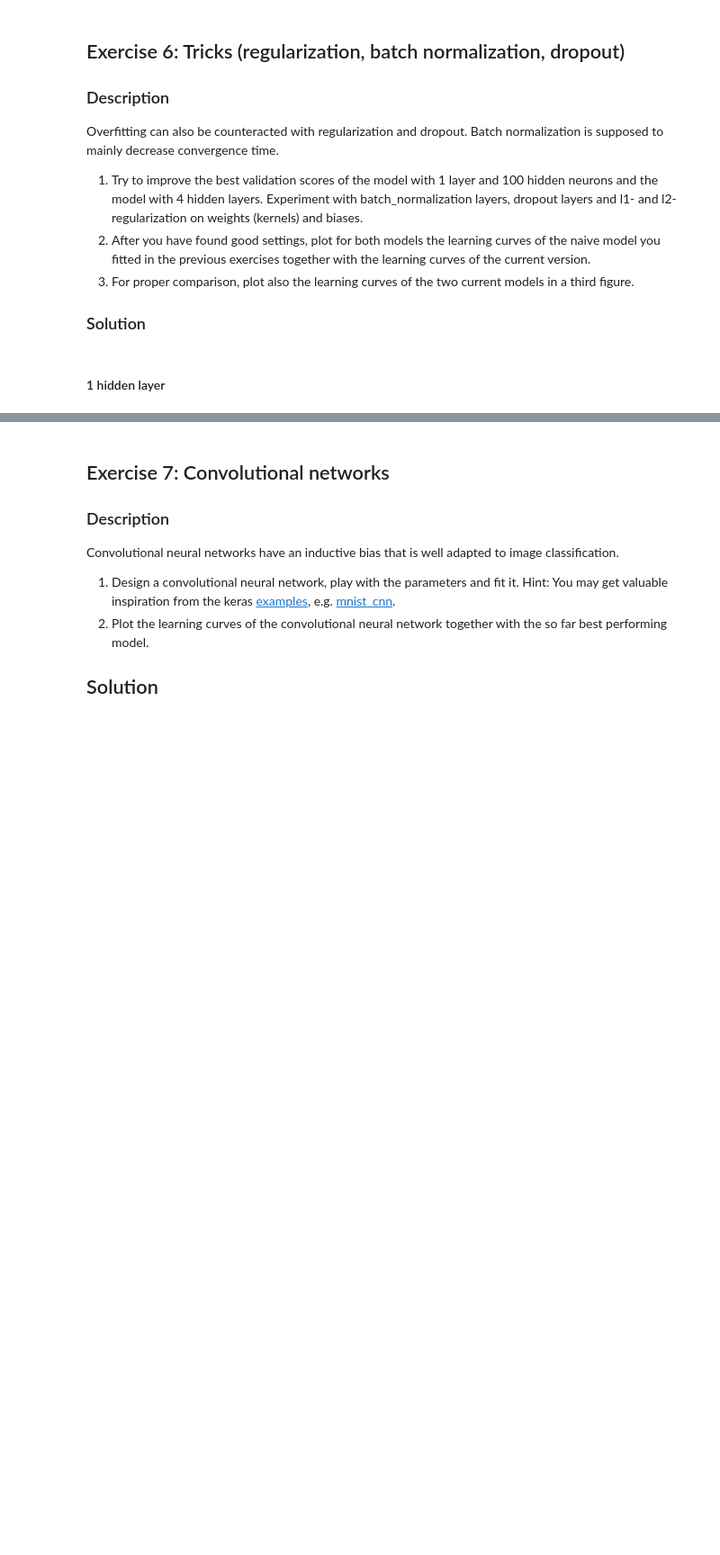
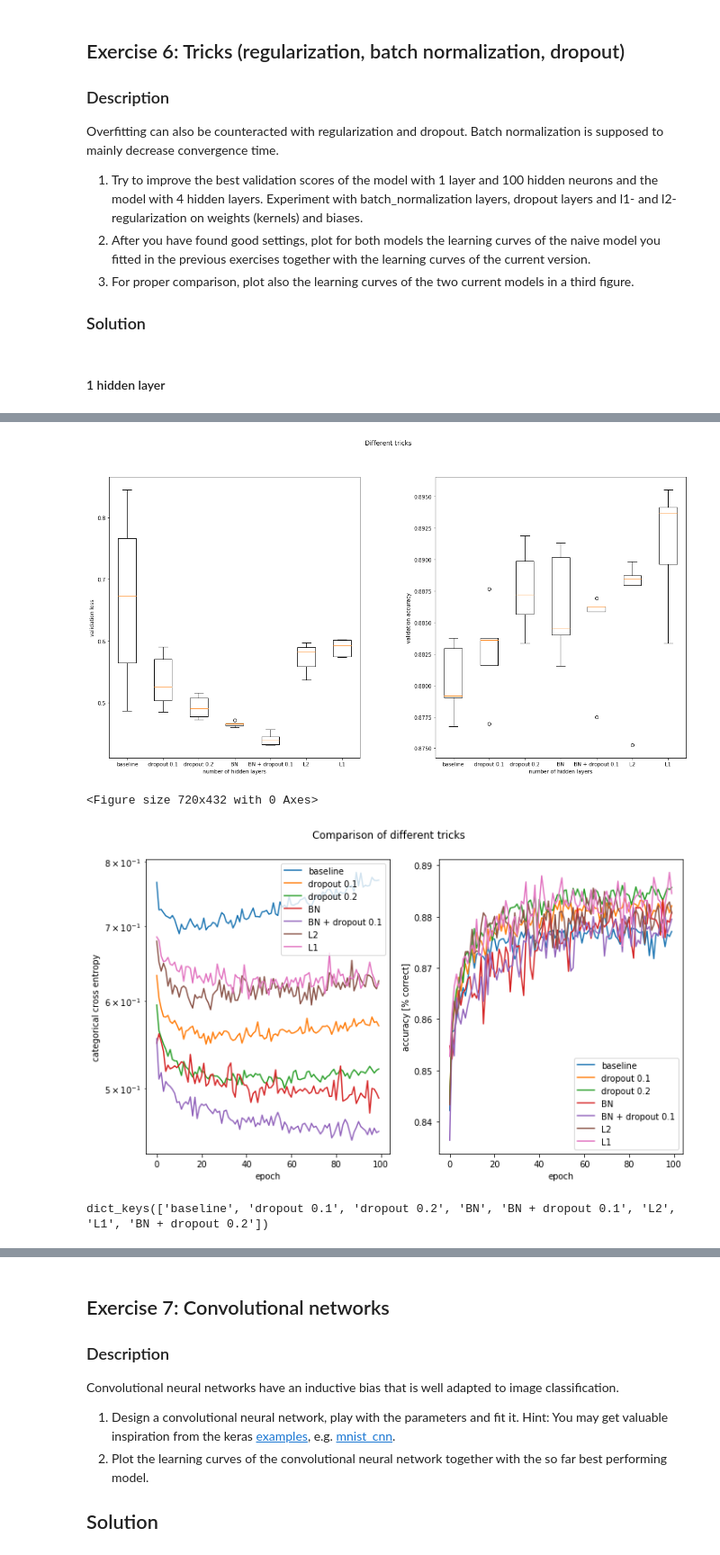
Before and after one commit to adrian-valente/ANN_project1, a Jupyter notebook: miniproject1.ipynb, the cells around one changed output, grey strips where cells are left out. Shown at 90% size. Cells and saved outputs as stored; diff of their text form; code cells hidden in the pictures; blank space fills up the shorter version.

```diff
--- a/miniproject1.ipynb
+++ b/miniproject1.ipynb
@@ -727,7 +764,7 @@ Trainable params: 26,185
 Non-trainable params: 0
 _________________________________________________________________
 # %%
-histories_3 = test_n_layers(3)
+histories_3 = test_K_layers(3)
 # %% [output]
 _________________________________________________________________
 Layer (type)                 Output Shape              Param #
@@ -745,7 +782,7 @@ Trainable params: 26,141
 Non-trainable params: 0
 _________________________________________________________________
 # %%
-histories_4 = test_n_layers(4)
+histories_4 = test_K_layers(4)
 # %% [output]
 _________________________________________________________________
 Layer (type)                 Output Shape              Param #
@@ -766,34 +803,30 @@ Non-trainable params: 0
 _________________________________________________________________
 # %%
 losses, accuracies = [], []
-losses_2, accuracies_2 = [], []
+
 losses.append(ES_losses_1)
 accuracies.append(ES_accs_1)
+
+losses_2, accuracies_2 = [], []
 for histo in histories_2:
-    score = scoreEarlyStopping(histo)
+    score = bestValidationScore(histo)
     losses_2.append(score[0])
     accuracies_2.append(score[1])
-print(losses_2)
-print(accuracies_2)
 losses.append(losses_2)
 accuracies.append(accuracies_2)
 
 losses_3, accuracies_3 = [], []
 for histo in histories_3:
-    score = scoreEarlyStopping(histo)
+    score = bestValidationScore(histo)
     losses_3.append(score[0])
     accuracies_3.append(score[1])
-print(losses_3)
-print(accuracies_3)
 losses.append(losses_3)
 accuracies.append(accuracies_3)
 
 losses_4, accuracies_4 = [], []
 for histo in histories_4:
-    score = scoreEarlyStopping(histo)
+    score = bestValidationScore(histo)
     losses_4.append(score[0])
     accuracies_4.append(score[1])
-print(losses_4)
-print(accuracies_4)
 losses.append(losses_4)
 accuracies.append(accuracies_4)
@@ -807,14 +833,3 @@ accuracies.append(accuracies_4)
-# %%
-losses = []
-accuracies = []
-losses.append([0.4742917674588293, 0.4840815785165922, 0.48891783804575045, 0.4825939503518773, 0.4766730998306151])
-accuracies.append([0.8879304534904204, 0.8882000134940642, 0.8855044140320227, 0.8869869937648653, 0.8898173730941673])
-losses.append([0.44038299532445646, 0.45191934383239246, 0.42974044780331455, 0.459877050801006, 0.4406830834140594])
-accuracies.append([0.8791023654206374, 0.8791023654206374, 0.882404474650876, 0.8811240649960804, 0.8794393152735595])
-losses.append([0.44857124835543977, 0.41786009866968465, 0.43225778449826086, 0.4231242689894203, 0.4314301604690863])
-accuracies.append([0.8751263561792809, 0.8786980255055487, 0.8805175551234474, 0.8828762046281311, 0.8797088752932702])
-losses.append([0.41713447983201135, 0.40979840753012425, 0.4224874339131655, 0.4215794332615167, 0.43145339571647995])
-accuracies.append([0.8763393760008651, 0.880854505052688, 0.8749915762075847, 0.8795067052594076, 0.8749915762075847])
 # %%
 plt.figure()
 ax = plt.subplot(121)
@@ -847 +997,11 @@ Overfitting can also be counteracted with regularization and dropout. Batch norm
+# %%
+print_results(histories, losses, accuracies)
+# %% [output]
+[figure, added]
+<Figure size 720x432 with 0 Axes>
+[figure, added]
+# %%
+print(losses.keys())
+# %% [output]
+dict_keys(['baseline', 'dropout 0.1', 'dropout 0.2', 'BN', 'BN + dropout 0.1', 'L2', 'L1', 'BN + dropout 0.2'])
 # %%
```
Also changed, not shown: parts of 36 cells of this notebook.
